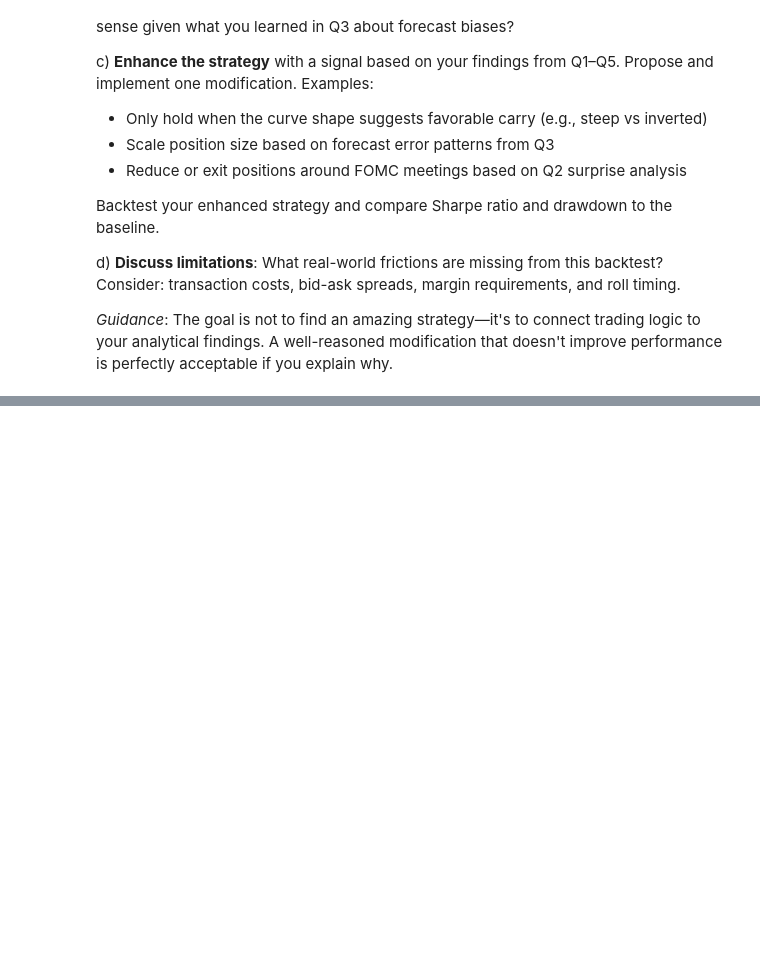
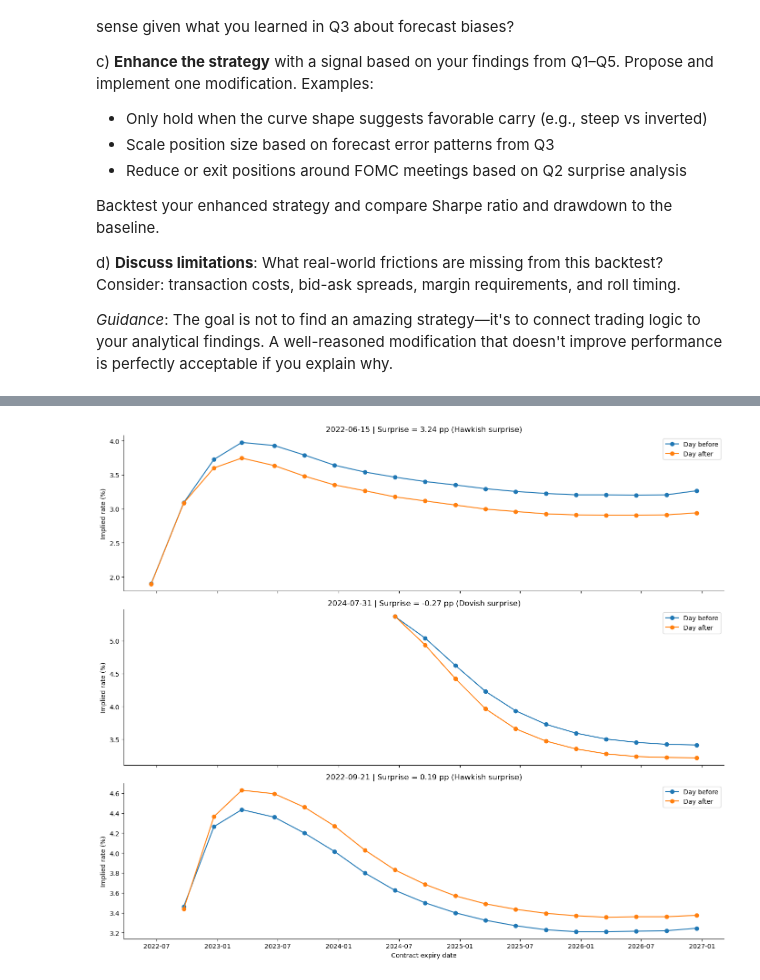
Before and after one commit to ayushbhupal/Fixed-Income-HW-Group-B, a Jupyter notebook: project/P.2. SOFR Futures and Policy Expectations.ipynb, the cells around one changed output, grey strips where cells are left out. Cells and saved outputs as stored; diff of their text form; code cells hidden in the pictures; blank space fills up the shorter version.

```diff
--- a/project/P.2. SOFR Futures and Policy Expectations.ipynb
+++ b/project/P.2. SOFR Futures and Policy Expectations.ipynb
@@ -452,0 +794,72 @@ d) **Discuss limitations**: What real-world frictions are missing from this back
+# %%
+import pandas as pd
+import numpy as np
+import matplotlib.pyplot as plt
+
+# top 3 meetings by abs surprise
+df = fomc_surprises.dropna(subset=["surprise_1d_change"]).copy()
+df["abs_surprise"] = df["surprise_1d_change"].abs()
+top = df.sort_values("abs_surprise", ascending=False).head(3)
+
+# normalize implied rates index
+ir = implied_rates.copy()
+ir.index = pd.to_datetime(ir.index).normalize()
+ir = ir.sort_index()
+idx = ir.index
+
+def prev_trading_day(d):
+    pos = idx.searchsorted(d)
+    return idx[pos-1] if pos > 0 else pd.NaT
+
+def next_trading_day(d):
+    pos = idx.searchsorted(d)
+    if pos < len(idx) and idx[pos] == d:
+        pos += 1
+    return idx[pos] if pos < len(idx) else pd.NaT
+
+# --- map contract -> expiry date using contract_info ---
+ci = contract_info.copy()
+ci["expiry_date"] = pd.to_datetime(ci["expiry_date"]).dt.normalize()
+
+expiry_map = ci["expiry_date"]   # ticker is already the index
+
+fig, axes = plt.subplots(nrows=len(top), ncols=1, figsize=(14, 4*len(top)), sharex=True)
+if len(top) == 1:
+    axes = [axes]
+
+for ax, (_, row) in zip(axes, top.iterrows()):
+    meeting = pd.to_datetime(row["meeting_date"]).normalize()
+    d_before = prev_trading_day(meeting)
+    d_after  = next_trading_day(meeting)
+
+    curve_before = ir.loc[d_before].dropna()
+    curve_after  = ir.loc[d_after].dropna()
+
+    # align on common tickers available both days
+    common = curve_before.index.intersection(curve_after.index)
+
+    # keep only contracts that exist in contract_info (have expiry)
+    common = [c for c in common if c in expiry_map.index]
+
+    # build plotting frame indexed by expiry
+    plot_df = pd.DataFrame({
+        "expiry": [expiry_map[c] for c in common],
+        "before": [curve_before[c] for c in common],
+        "after":  [curve_after[c] for c in common],
+    }).sort_values("expiry")
+
+    ax.plot(plot_df["expiry"], plot_df["before"], marker="o", label="Day before")
+    ax.plot(plot_df["expiry"], plot_df["after"],  marker="o", label="Day after")
+
+    ax.set_ylabel("Implied rate (%)")
+    ax.set_title(f"{meeting.date()} | Surprise = {row['surprise_1d_change']:.2f} pp ({row['classification']})")
+
+    ax.spines["top"].set_visible(False)
+    ax.spines["right"].set_visible(False)
+    ax.legend()
+
+axes[-1].set_xlabel("Contract expiry date")
+plt.tight_layout()
+plt.show()
+# %% [output]
+[figure, added]
```
Also changed, not shown: parts of 17 cells of this notebook.
